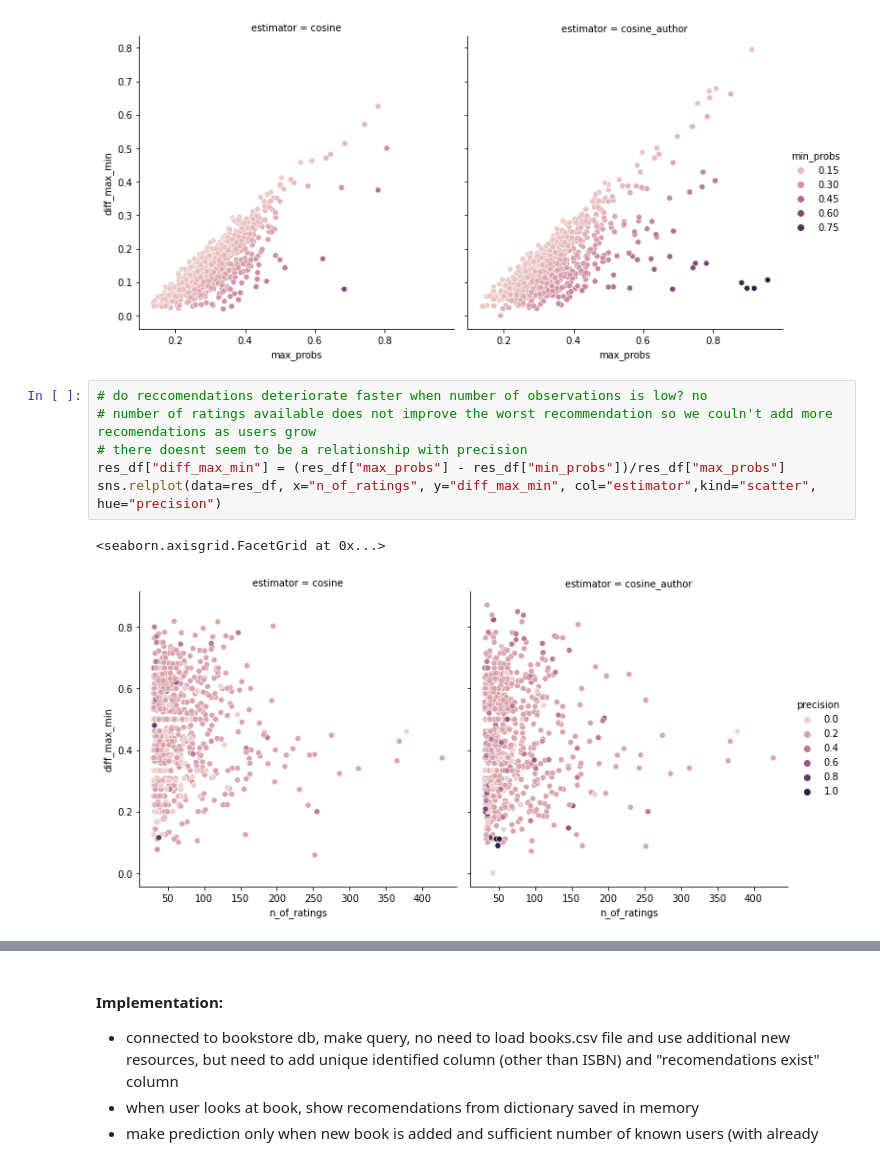
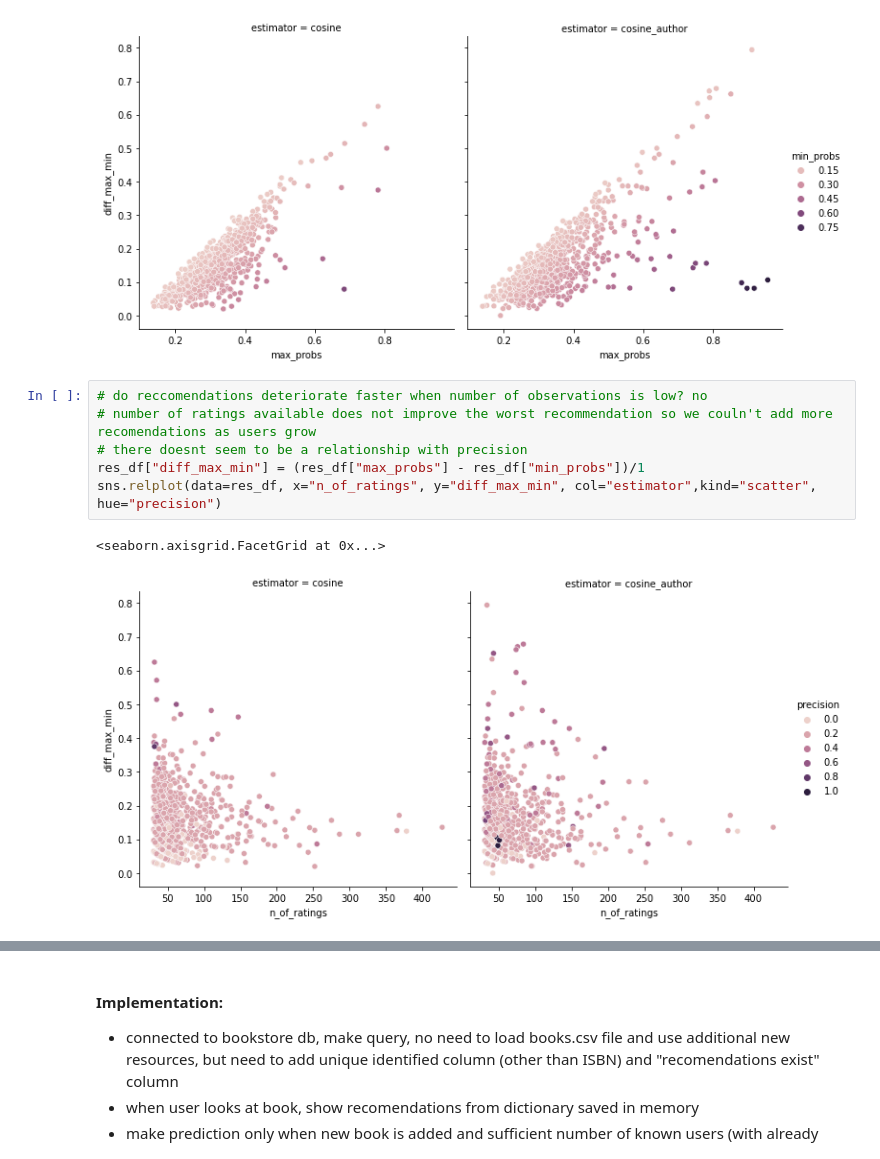
Before and after one commit to ElenaLanco/book_recommendations, a Jupyter notebook: model_estimation.ipynb, the cells around one changed output, grey strips where cells are left out. Cells and saved outputs as stored; diff of their text form.

```diff
--- a/model_estimation.ipynb
+++ b/model_estimation.ipynb
@@ -392,11 +392,11 @@ g = sns.relplot(data=res_df, x="max_probs", y="diff_max_min", col="estimator",ki
 # %%
 # do reccomendations deteriorate faster when number of observations is low? no
 # number of ratings available does not improve the worst recommendation so we couln't add more recomendations as users grow
 # there doesnt seem to be a relationship with precision
-res_df["diff_max_min"] = (res_df["max_probs"] - res_df["min_probs"])/res_df["max_probs"]
+res_df["diff_max_min"] = (res_df["max_probs"] - res_df["min_probs"])/1
 sns.relplot(data=res_df, x="n_of_ratings", y="diff_max_min", col="estimator",kind="scatter", hue="precision")
 # %% [output]
 <seaborn.axisgrid.FacetGrid at 0x...>
-[figure, old version]
+[figure, new version]
 # %% [markdown]
 Limitations and TODO:
```
Also changed, not shown: parts of 6 cells of this notebook, 2 other files.
